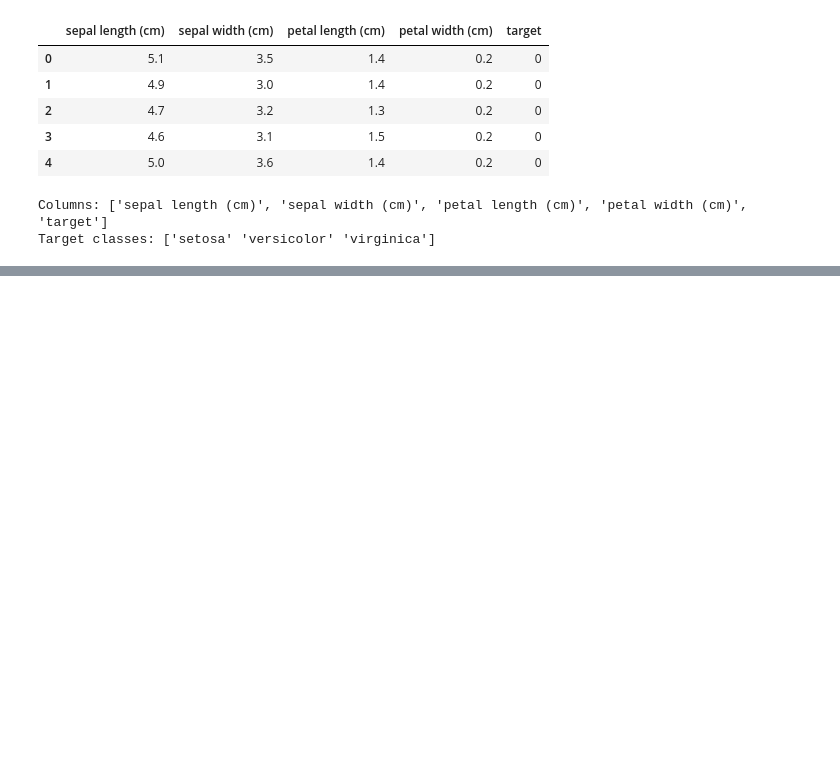
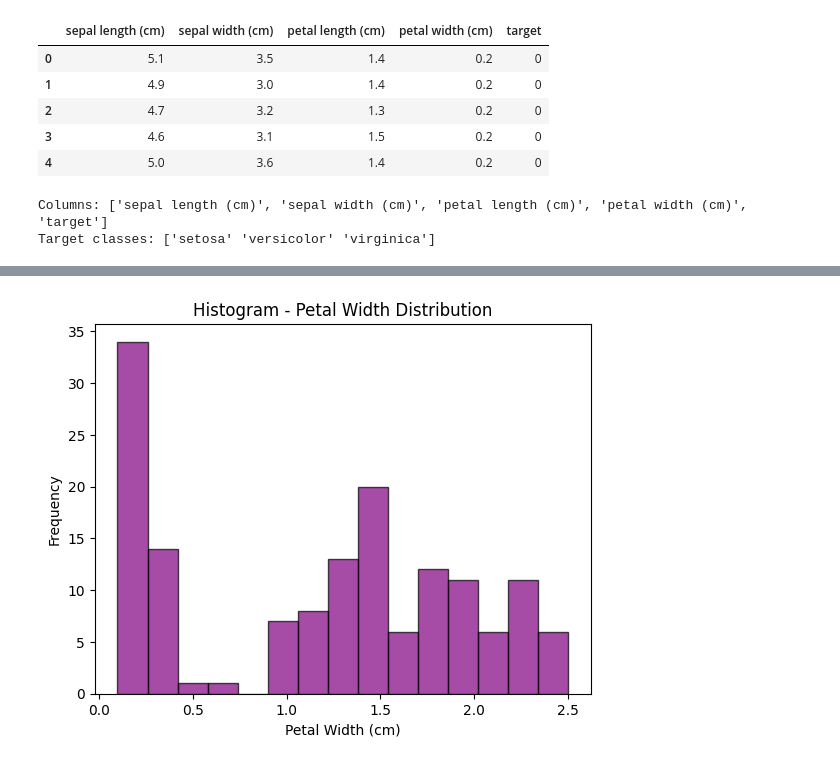
Before and after one commit to MSD-0007/Data-Visualization-4thSem, a Jupyter notebook: plots.ipynb, the cells around one changed output, grey strips where cells are left out. Cells and saved outputs as stored; diff of their text form; code cells hidden in the pictures; blank space fills up the shorter version.

```diff
--- a/plots.ipynb
+++ b/plots.ipynb
@@ -53,0 +79,9 @@ plt.show()
+# %%
+plt.hist(df["petal width (cm)"], bins=15, color='purple', edgecolor='black', alpha=0.7)
+
+plt.title("Histogram - Petal Width Distribution")
+plt.xlabel("Petal Width (cm)")
+plt.ylabel("Frequency")
+plt.show()
+# %% [output]
+[figure, added]
```
Also changed, not shown: parts of 5 cells of this notebook.
